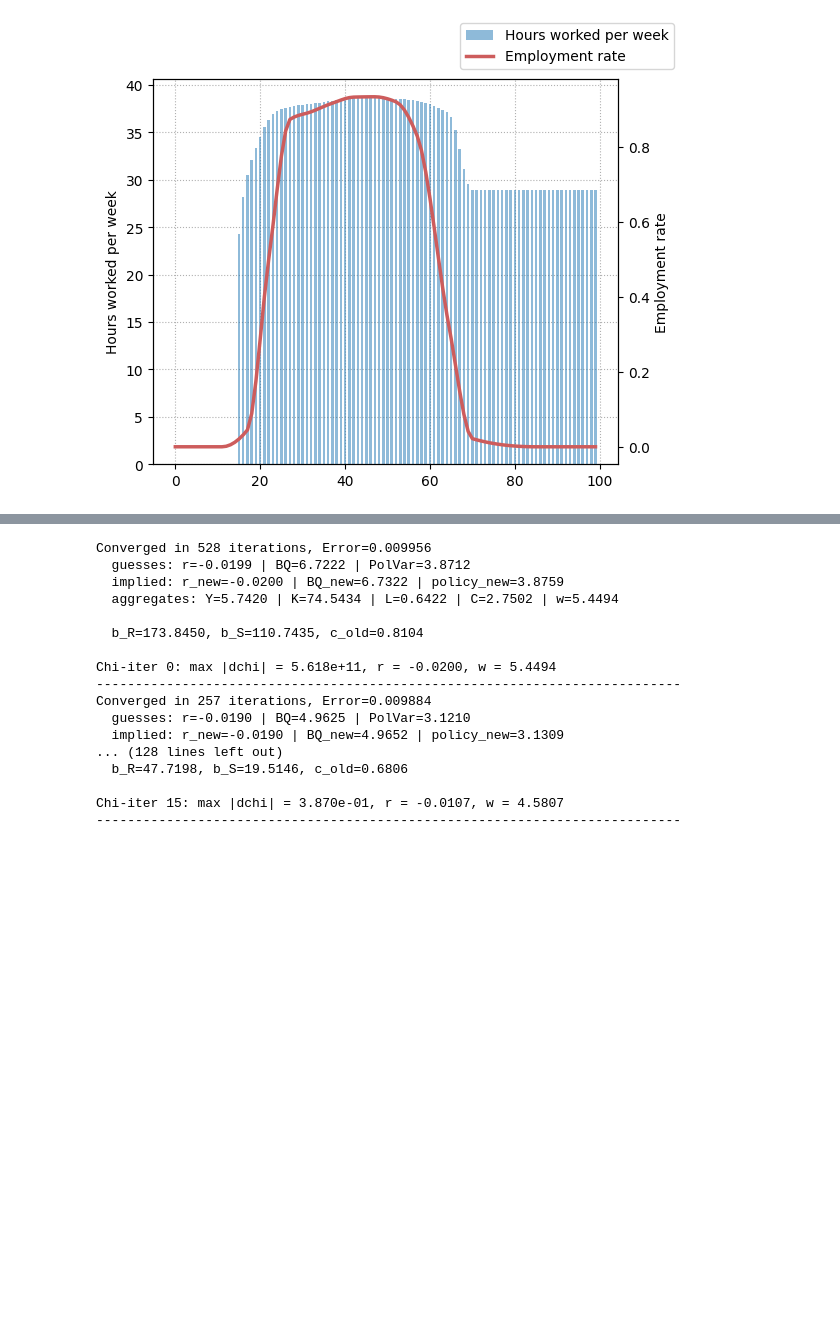
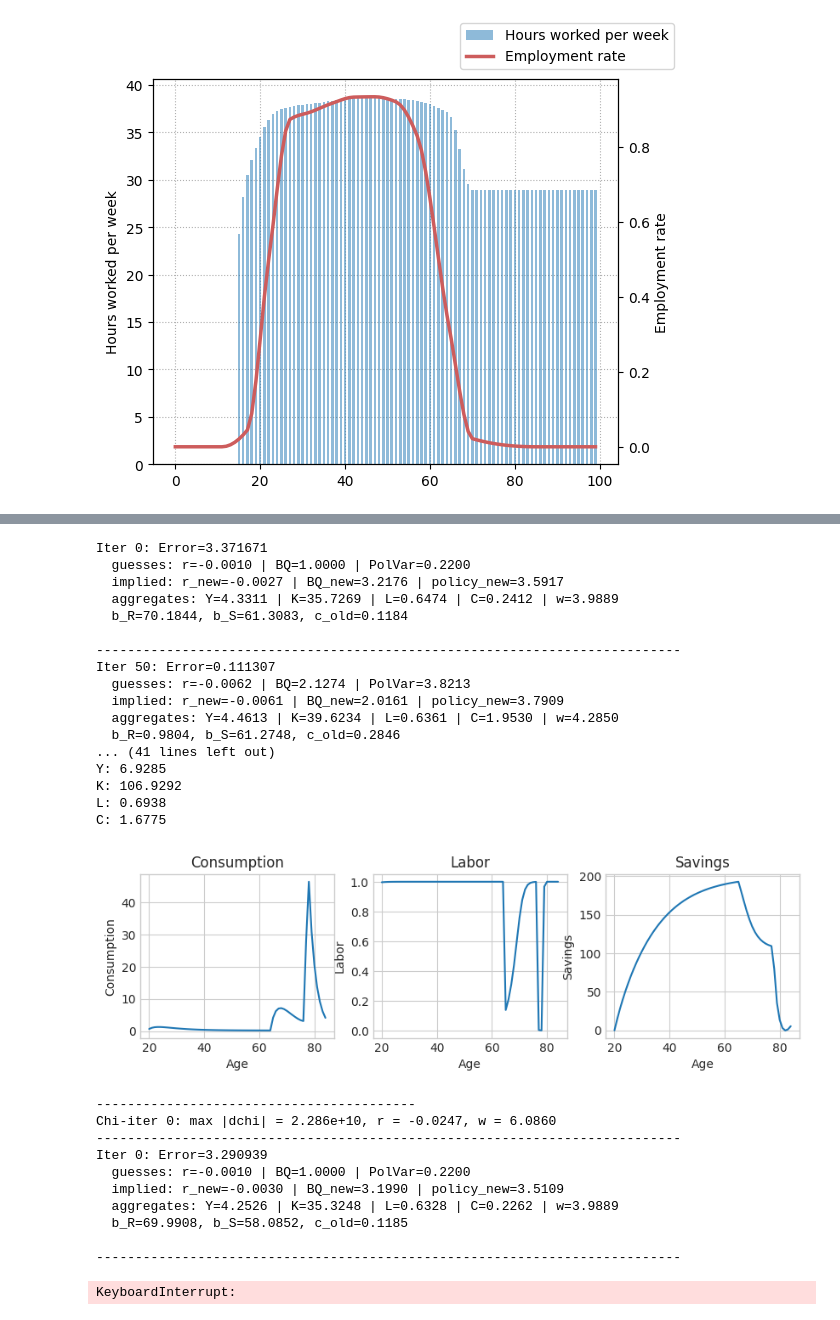
Before and after one commit to Gandolier/Cost_of_ageing_OLG, a Jupyter notebook: Interface (via Notebooks)/Tests.ipynb, the cells around one changed output, grey strips where cells are left out. Saved outputs shown, nothing was run; the diff lists cells and outputs as text; code cells hidden in the pictures; blank space fills up the shorter version.

```diff
--- a/Interface (via Notebooks)/Tests.ipynb
+++ b/Interface (via Notebooks)/Tests.ipynb
@@ -172,6 +194,10 @@ chi_s = np.array(
 year = 2025
 g_n = omega.loc[year].sum() / omega.loc[year-1].sum() - 1
 S = 85
+R = 65
+chi_s = np.ones(S)
+chi_s[R:] = 1e12
+
 params = {
     'A': 1.4,
     'alpha': .39,
@@ -179,7 +205,7 @@ params = {
     'tau_c': 0.,
     'tau_l': .22,
     'tau_k': 0.,
-    'R': 62,
+    'R': R,
     'E': 20,
     'S': S,
     'g_n': g_n,
@@ -190,10 +216,9 @@ params = {
     'ltilde': 1.,
     'b_ellip': .4309,
     'upsilon': 1.7648,
-    'chi_s': np.ones(S),
     'h': 0.7,
-    #'c_min': 0#.44 * 1,
-    'c_min_wage_share': 0.05
+    'c_min_wage_share': 0.01,
+    'chi_s': chi_s_cal,
 }
 # Normalizing population to 1 for convenience
 pop_base = omega.iloc[:, :].sum(axis=1)
@@ -201,51 +226,63 @@ omega_norm = omega.div(pop_base, axis=0)
 I_norm = I.div(pop_base, axis=0)
 
 vectors = {
     'omega': omega_norm.loc[year][:-1].values[:S],
     'rho': rho.loc[year].values[:S],
     'i_rate': i[:-1].values[:S],
     'I_total': I_norm.loc[year].values,
 }
 
 solver_params = {
-    'r_guess': -0.025,
-    'BQ_guess': 5.,
+    'r_guess': -0.001,
+    'BQ_guess': 1.,
     'tax_guess': .22,
     'policy_mode': 'fix_tax',
     'tax_type': 'tau_l',
-    'xi': 0.02,
+    'xi': 0.1,
     'tol': 1e-2,
     'max_iter': 10000,
-    'debug': False
+    'debug': True
 }
 
 reimport()
-chi_s, ss_results = calibrate_chi(
+chi_s_cal, ss_results = calibrate_chi(
     params=params,
     vectors=vectors,
     n_target=n_target[:S],
     max_iter=50,
     tol=1e-2,
     xi_chi=.2,
     ss_solve_kwargs=solver_params,
 )
 ss_results
 # %% [output]
-Converged in 528 iterations, Error=0.009956
-  guesses: r=-0.0199 | BQ=6.7222 | PolVar=3.8712
-  implied: r_new=-0.0200 | BQ_new=6.7322 | policy_new=3.8759
-  aggregates: Y=5.7420 | K=74.5434 | L=0.6422 | C=2.7502 | w=5.4494
+Iter 0: Error=3.371671
+  guesses: r=-0.0010 | BQ=1.0000 | PolVar=0.2200
+  implied: r_new=-0.0027 | BQ_new=3.2176 | policy_new=3.5917
+  aggregates: Y=4.3311 | K=35.7269 | L=0.6474 | C=0.2412 | w=3.9889
+  b_R=70.1844, b_S=61.3083, c_old=0.1184
 
-  b_R=173.8450, b_S=110.7435, c_old=0.8104
-
-Chi-iter 0: max |dchi| = 5.618e+11, r = -0.0200, w = 5.4494
 ---------------------------------------------------------------------------
-Converged in 257 iterations, Error=0.009884
-  guesses: r=-0.0190 | BQ=4.9625 | PolVar=3.1210
-  implied: r_new=-0.0190 | BQ_new=4.9652 | policy_new=3.1309
-... (128 lines left out)
-  b_R=47.7198, b_S=19.5146, c_old=0.6806
-
-Chi-iter 15: max |dchi| = 3.870e-01, r = -0.0107, w = 4.5807
----------------------------------------------------------------------------
+Iter 50: Error=0.111307
+  guesses: r=-0.0062 | BQ=2.1274 | PolVar=3.8213
+  implied: r_new=-0.0061 | BQ_new=2.0161 | policy_new=3.7909
+  aggregates: Y=4.4613 | K=39.6234 | L=0.6361 | C=1.9530 | w=4.2850
+  b_R=0.9804, b_S=61.2748, c_old=0.2846
+... (41 lines left out)
+Y: 6.9285
+K: 106.9292
+L: 0.6938
+C: 1.6775
+[figure, added]
+-----------------------------------------
+Chi-iter 0: max |dchi| = 2.286e+10, r = -0.0247, w = 6.0860
+---------------------------------------------------------------------------
+Iter 0: Error=3.290939
+  guesses: r=-0.0010 | BQ=1.0000 | PolVar=0.2200
+  implied: r_new=-0.0030 | BQ_new=3.1990 | policy_new=3.5109
+  aggregates: Y=4.2526 | K=35.3248 | L=0.6328 | C=0.2262 | w=3.9889
+  b_R=69.9908, b_S=58.0852, c_old=0.1185
+
+---------------------------------------------------------------------------
+KeyboardInterrupt:
 # %%
```
Also changed, not shown: parts of 8 cells of this notebook, 4 other files.
